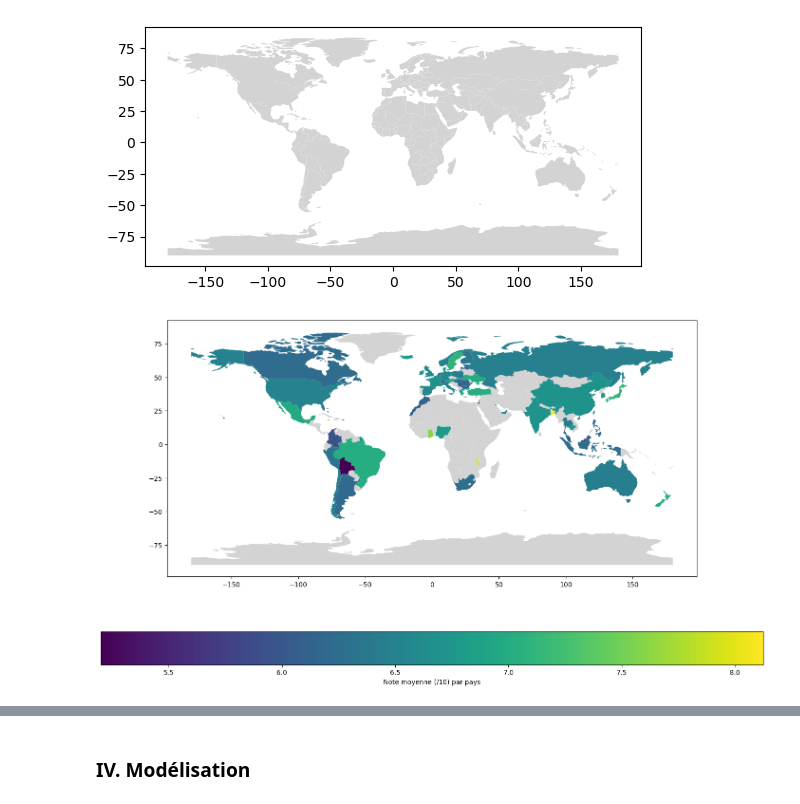
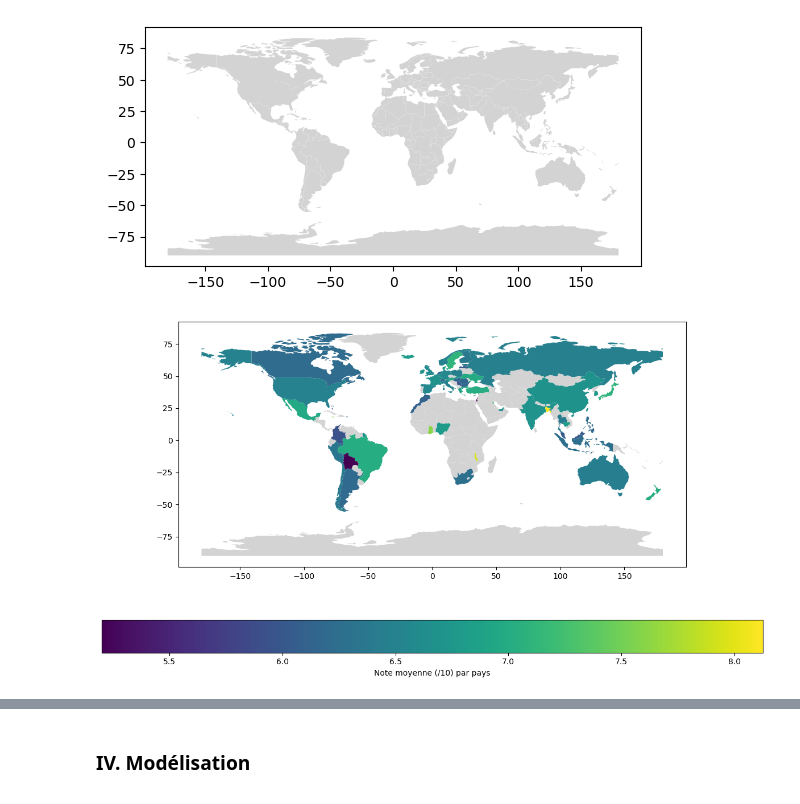
Before and after one commit to yassprogramme/Python_ENSAE_2A_app, a Jupyter notebook: Notebook.ipynb, the cells around one changed output, grey strips where cells are left out. Drawn from its saved outputs; the diff is of its cells as text; code cells hidden in the pictures.

```diff
--- a/Notebook.ipynb
+++ b/Notebook.ipynb
@@ -525,13 +417,8 @@ best_rated_details_countries
 # %%
-
-
-# Grouper les données par pays de production et calculer la note moyenne
+# On groupe les données par pays de production et calculer la note moyenne
 average_ratings_by_country = movies_data.groupby('production_countries')['vote_average'].mean().reset_index()
 
-# Renommer la colonne 'vote_average' pour plus de clarté
-average_ratings_by_country = average_ratings_by_country.rename(columns={'vote_average': 'average_rating'})
-
-# Afficher le DataFrame résultant avec la note moyenne par pays
+# On affiche le DataFrame résultant avec la note moyenne par pays
 average_ratings_by_country=pd.DataFrame(average_ratings_by_country)
 average_ratings_by_country.head()
 # %% [output]
@@ -562,15 +449,15 @@ world_movies.plot(color='lightgrey')
 [figure]
 # %%
 world_movies.plot(
-    column="average_rating",
+    column="vote_average",
     legend=True,
     legend_kwds={'label': "Note moyenne (/10) par pays",
                         'orientation': "horizontal"},
-    figsize=(18, 10),
+    figsize=(15, 8),
     missing_kwds={
         "color": "lightgrey",
         "label": "Missing values",
     },
 );
 # %% [output]
-[figure, old version]
+[figure, new version]
```
Also changed, not shown: parts of 70 cells of this notebook, 1 other file.
